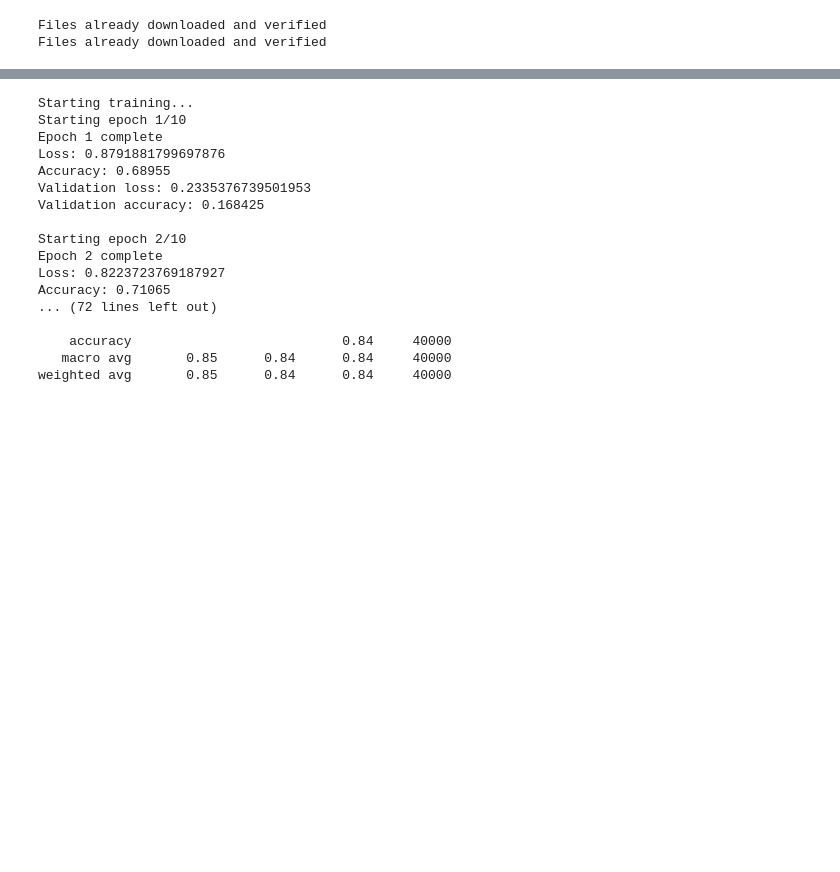
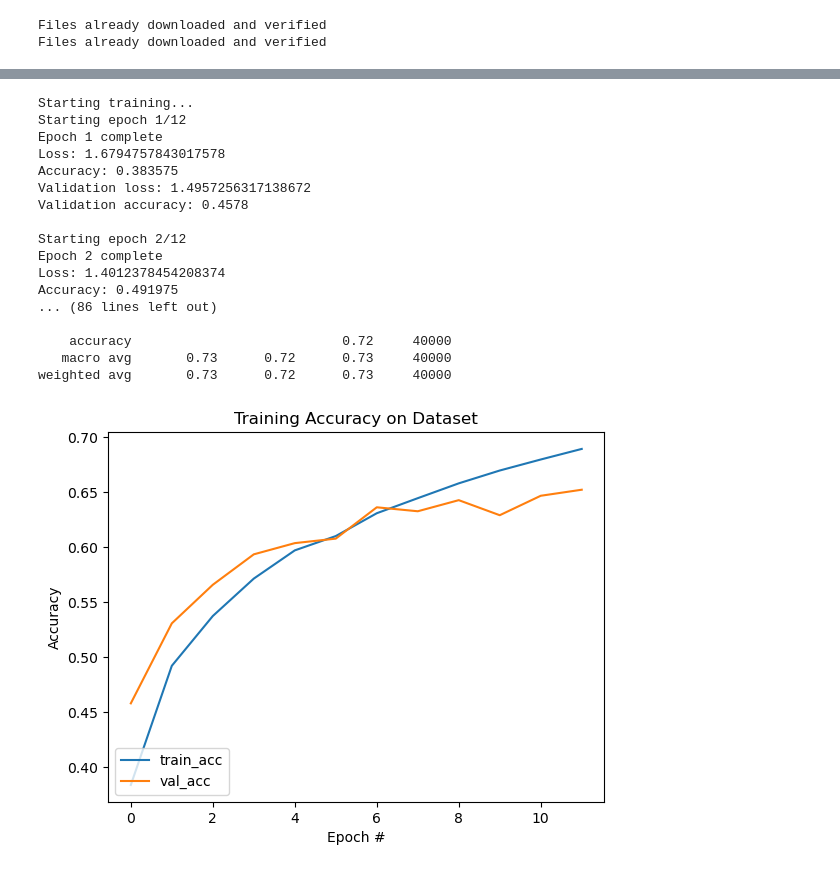
Before and after one commit to mathiashusted/classification, a Jupyter notebook: Classification.ipynb, the cells around one changed output, grey strips where cells are left out. Saved outputs shown, nothing was run; the diff lists cells and outputs as text; code cells hidden in the pictures; blank space fills up the shorter version.

Commit message:
Corrections

```diff
--- a/Classification.ipynb
+++ b/Classification.ipynb
@@ -64,14 +81,4 @@ tensor([[-0.0874,  0.0153, -0.0624,  0.0414, -0.0396, -0.0955, -0.0510,  0.0430,
-# %%
-# Definitions
-INIT_LR = 1e-3
-BATCH_SIZE = 64
-EPOCHS = 10
-TRAIN_SPLIT = 0.75
-VAR_SPLIT = 1 - TRAIN_SPLIT
-device = torch.device("cuda" if torch.cuda.is_available() else "cpu")
 # %%
-# Transformation?
-
 # Load data
 
 fullTrainingSet = torchvision.datasets.CIFAR10(root="./data", train=True, download=True, transform=transforms.ToTensor())
@@ -90,6 +97,7 @@ valloader = torch.utils.data.DataLoader(valset, batch_size=BATCH_SIZE, shuffle=T
 testloader = torch.utils.data.DataLoader(trainset, batch_size=BATCH_SIZE, shuffle=False)
 
 trainSteps = len(trainloader.dataset) // BATCH_SIZE
+valSteps = len(valloader.dataset) // BATCH_SIZE
 testSteps = len(testloader.dataset) // BATCH_SIZE
 # %% [output]
 Files already downloaded and verified
@@ -97,7 +125,7 @@ Files already downloaded and verified
 # %%
 # More parameters
 
-opt = torch.optim.Adam(model.parameters(), lr=INIT_LR)
+opt = torch.optim.Adam(model.parameters(), lr=INIT_LR, weight_decay=WEIGHT_DECAY)
 
 lossF = nn.CrossEntropyLoss()
 
@@ -147,50 +175,73 @@ for e in range(0, EPOCHS):
             valCorrect += (pred.argmax(1) == y).type(torch.float).sum().item()
 
     avgTrainLoss = totalTrainLoss / trainSteps
-    avgValLoss = totalValLoss / testSteps
+    avgValLoss = totalValLoss / valSteps
 
     trainCorrect /= len(trainloader.dataset)
-    valCorrect /= len(testloader.dataset)
+    valCorrect /= len(valloader.dataset)
 
-    # Todo: Update history
+    H["train_loss"].append(avgTrainLoss.cpu().detach().numpy())
+    H["train_acc"].append(trainCorrect)
+    H["val_loss"].append(avgValLoss.cpu().detach().numpy())
+    H["val_acc"].append(valCorrect)
 
     print(f"Epoch {e + 1} complete\nLoss: {avgTrainLoss}\nAccuracy: {trainCorrect}\nValidation loss: {avgValLoss}\nValidation accuracy: {valCorrect}\n")
 
 endTime = time.time()
 
 print(f"Training finished in {endTime-startTime}s, starting validation")
 
 preds = []
 targets = []
 
 with torch.no_grad():
     model.eval()
 
-
-
     for (image, label) in testloader:
         image = image.to(device)
 
         pred = model(image)
         preds.extend(pred.argmax(axis=1).cpu().numpy())
         targets.extend(label.cpu().numpy())
 
+
+
 print(classification_report(targets, preds, target_names=testset.classes))
+
+plt.figure()
+plt.plot(H["train_acc"], label="train_acc")
+plt.plot(H["val_acc"], label="val_acc")
+plt.title("Training Accuracy on Dataset")
+plt.xlabel("Epoch #")
+plt.ylabel("Accuracy")
+plt.legend(loc="lower left")
+plt.show()
+
+plt.plot(H["train_loss"], label="train_loss")
+plt.plot(H["val_loss"], label="val_loss")
+plt.title("Training Loss on Dataset")
+plt.xlabel("Epoch #")
+plt.ylabel("Loss")
+plt.legend(loc="lower left")
+plt.show()
+# serialize the model to disk
+torch.save(model.state_dict(), 'model.pth')
 # %% [output]
 Starting training...
-Starting epoch 1/10
+Starting epoch 1/12
 Epoch 1 complete
-Loss: 0.8791881799697876
-Accuracy: 0.68955
-Validation loss: 0.2335376739501953
-Validation accuracy: 0.168425
+Loss: 1.6794757843017578
+Accuracy: 0.383575
+Validation loss: 1.4957256317138672
+Validation accuracy: 0.4578
 
-Starting epoch 2/10
+Starting epoch 2/12
 Epoch 2 complete
-Loss: 0.8223723769187927
-Accuracy: 0.71065
-... (72 lines left out)
+Loss: 1.4012378454208374
+Accuracy: 0.491975
+... (86 lines left out)
 
-    accuracy                           0.84     40000
-   macro avg       0.85      0.84      0.84     40000
-weighted avg       0.85      0.84      0.84     40000
+    accuracy                           0.72     40000
+   macro avg       0.73      0.72      0.73     40000
+weighted avg       0.73      0.72      0.73     40000
+[figure, added]
```
Also changed, not shown: parts of 6 cells of this notebook, 2 other files.
